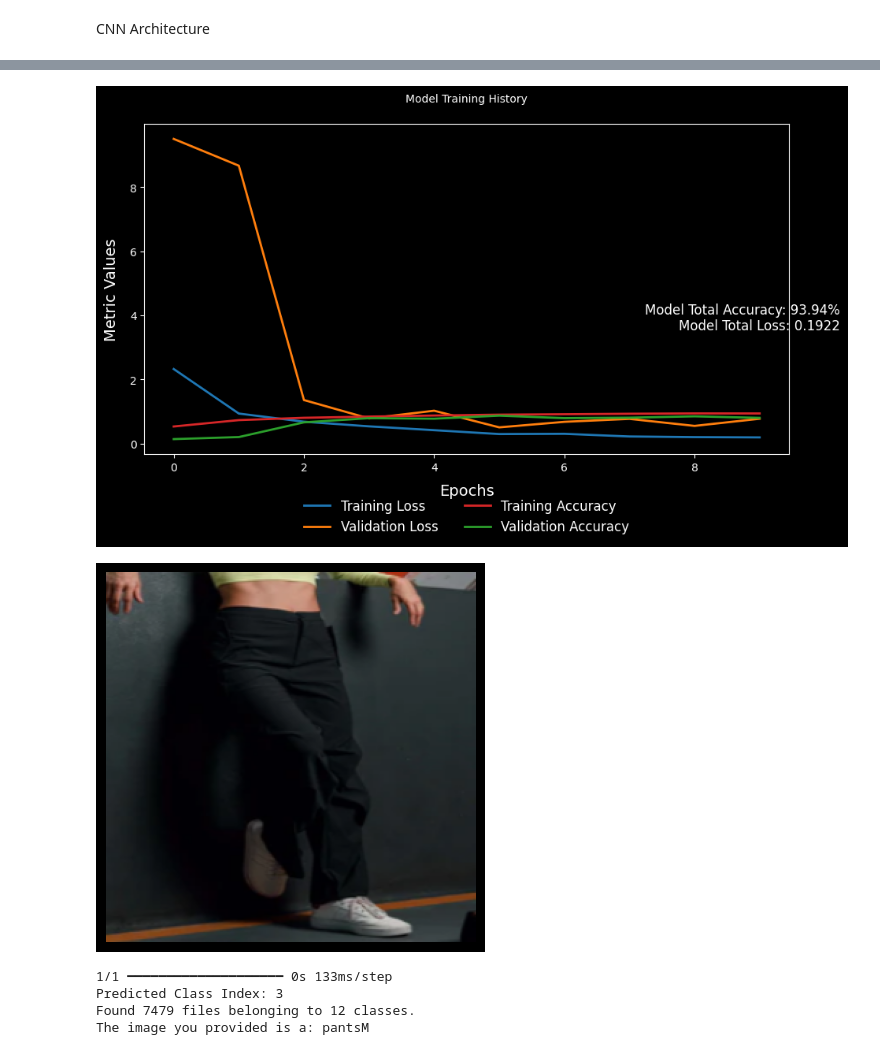
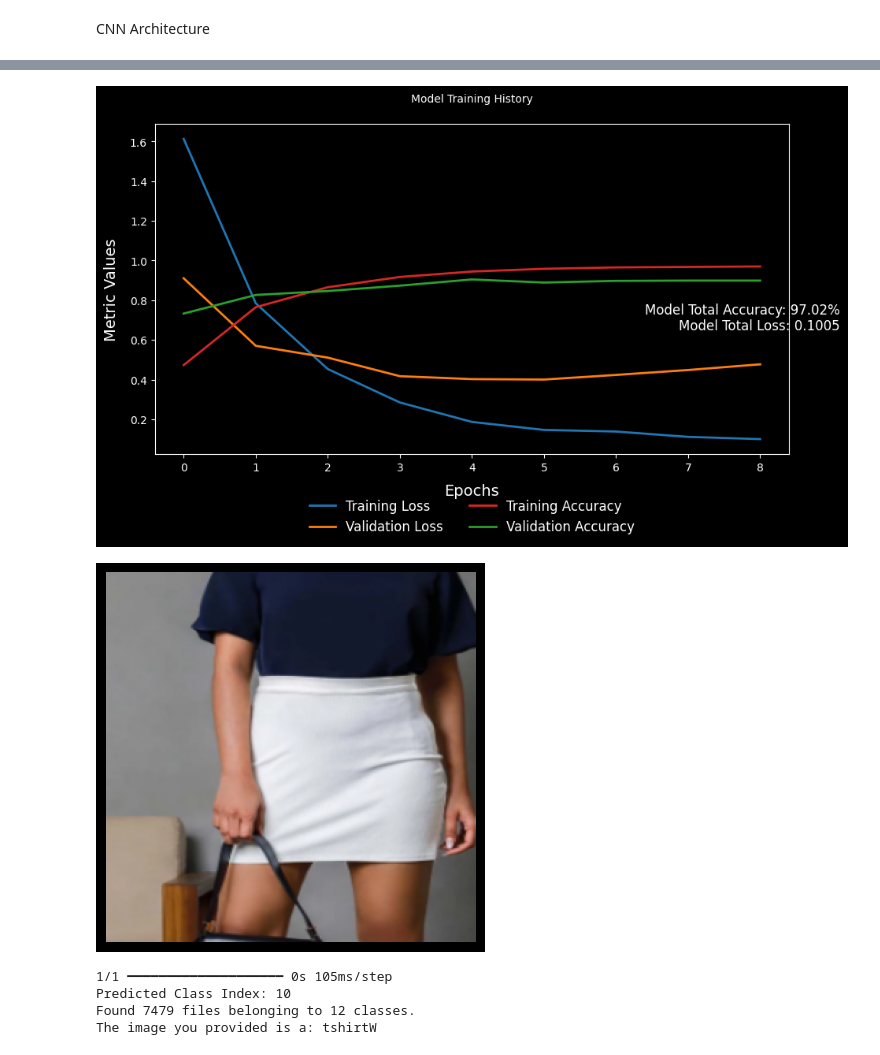
Before and after one commit to KeshUdana/ModeCNNv1, a Jupyter notebook: moddev1.ipynb, the cells around one changed output, grey strips where cells are left out. Saved outputs shown, nothing was run; the diff lists cells and outputs as text; code cells hidden in the pictures.

Commit message:
Kaggle Notebook | ModdeSGDP | Version 7

```diff
--- a/moddev1.ipynb
+++ b/moddev1.ipynb
@@ -145,14 +145,11 @@ model.add(MaxPooling2D())
 
 # Convolutional Block 2
 model.add(Conv2D(32, (3, 3), strides=1, activation='relu'))
-model.add(BatchNormalization())
 model.add(MaxPooling2D())
 
 # Convolutional Block 3
 model.add(Conv2D(16, (3, 3), strides=1, activation='relu'))
-model.add(BatchNormalization())
 model.add(MaxPooling2D())
-model.add(Dropout(0.3))
 
 # Fully Connected Layers
 model.add(Flatten())
@@ -195,19 +192,24 @@ Model: "sequential"
 logdir="logs"
 tensorboard_callback=tf.keras.callbacks.TensorBoard(log_dir=logdir)
 # %%
-# Training the model
+from tensorflow.keras.callbacks import EarlyStopping
+
+# Define early stopping
+early_stopping = EarlyStopping(monitor='val_loss', patience=3, restore_best_weights=True)
+
+# Training the model with early stopping
 history = model.fit(
     train,  # Training dataset
     epochs=10,  # Number of epochs
     validation_data=val,  # Validation dataset
-    callbacks=[tensorboard_callback]  # TensorBoard callback
+    callbacks=[tensorboard_callback, early_stopping]  # Added EarlyStopping
 )
 
 # Extract accuracy and loss values from training history
-train_accuracy = history.history['accuracy'][-1]  # Last epoch training accuracy
-val_accuracy = history.history['val_accuracy'][-1]  # Last epoch validation accuracy
-train_loss = history.history['loss'][-1]  # Last epoch training loss
-val_loss = history.history['val_loss'][-1]  # Last epoch validation loss
+train_accuracy = history.history['accuracy'][-1]  # Last recorded training accuracy
+val_accuracy = history.history['val_accuracy'][-1]  # Last recorded validation accuracy
+train_loss = history.history['loss'][-1]  # Last recorded training loss
+val_loss = history.history['val_loss'][-1]  # Last recorded validation loss
 
 # Print training and validation accuracy separately
 print(f"Training Accuracy: {train_accuracy * 100:.2f}%")
@@ -273,7 +275,7 @@ plt.tight_layout(rect=[0, 0, 0.9, 1])
 # Show the plot
 plt.show()
 # %% [output]
-[figure, old version]
+[figure, new version]
 # %%
 import cv2
 import numpy as np
@@ -286,7 +288,7 @@ from tensorflow.keras.models import load_model
 # model = load_model('path_to_your_model')
 
 # Load and preprocess the test image
-img = cv2.imread("/kaggle/input/testing-imageskeshawa/womanPant.png")
+img = cv2.imread("/kaggle/input/testing-imageskeshawa/womanSkirt2.png")
 
 # Check if the image loaded correctly
 if img is None:
@@ -303,35 +305,35 @@ plt.imshow(resized_img)
 plt.axis('off')
 plt.show()
 
 # Normalize the image and expand dimensions to match model input
 input_image = np.expand_dims(resized_img, axis=0).astype(np.float32) / 255.0
 
 # Predict the class probabilities
 yhat = model.predict(input_image)
 
 # Get the class index with the highest probability
 predicted_class = np.argmax(yhat, axis=1)[0]
 print(f'Predicted Class Index: {predicted_class}')
 
 # Load the dataset to get class names (same as during training)
 jpeg_dataset_path = "/kaggle/input/moddelite/ModdeDataset"  # Replace with your dataset path
 data = tf.keras.utils.image_dataset_from_directory(
     jpeg_dataset_path,
     labels='inferred',
     label_mode='categorical',
     batch_size=32,
     image_size=(256, 256),
     shuffle=True,
     seed=123
 )
 
 class_names = data.class_names  # Extract class names
 
 # Print the predicted class label
 print(f'The image you provided is a: {class_names[predicted_class]}')
 # %% [output]
-[figure, old version]
+[figure, new version]
-1/1 ━━━━━━━━━━━━━━━━━━━━ 0s 133ms/step
-Predicted Class Index: 3
+1/1 ━━━━━━━━━━━━━━━━━━━━ 0s 105ms/step
+Predicted Class Index: 10
 Found 7479 files belonging to 12 classes.
-The image you provided is a: pantsM
+The image you provided is a: tshirtW
```
Also changed, not shown: parts of 2 cells of this notebook.
